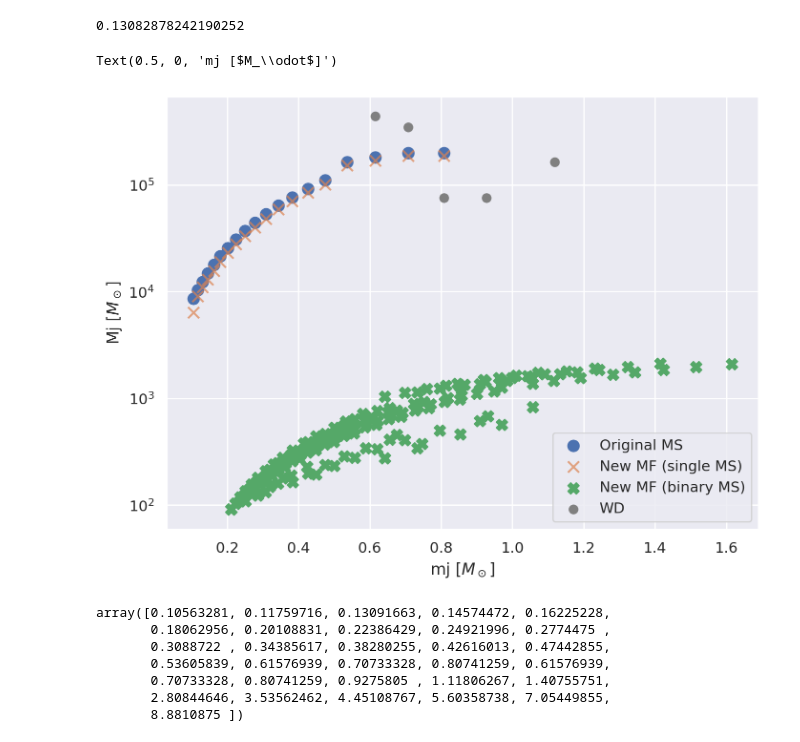
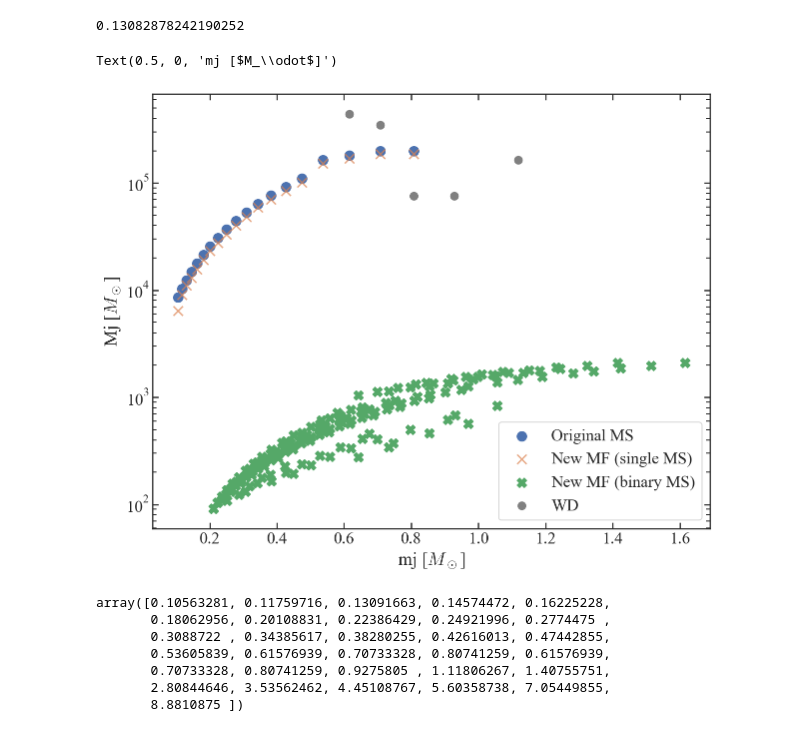
Before and after one commit to pjs902/honours-thesis, a Jupyter notebook: notebooks/binary-shift.ipynb, the cells around one changed output. Cells and saved outputs as stored; diff of their text form; code cells hidden in the pictures.

```diff
--- a/notebooks/binary-shift.ipynb
+++ b/notebooks/binary-shift.ipynb
@@ -5,14 +5,21 @@
 import matplotlib.pyplot as plt
 import seaborn
 
-seaborn.set(context="notebook", style="darkgrid")
-plt.rcParams["figure.figsize"] = (8, 6)
-# plt.rcParams["xtick.direction"] = "in"
-# plt.rcParams["ytick.direction"] = "in"
-# plt.rcParams["xtick.top"] = True
-# plt.rcParams["ytick.right"] = True
-plt.rcParams["figure.dpi"] = 100
-plt.rcParams["font.size"] = 18
+# Some plotting config
+seaborn.set(
+    context="notebook",
+    style="ticks",
+    font="Times New Roman",
+    font_scale=1.5,
+)
+plt.rcParams["figure.figsize"] = (10, 8)
+plt.rcParams["xtick.direction"] = "in"
+plt.rcParams["ytick.direction"] = "in"
+plt.rcParams["xtick.top"] = True
+plt.rcParams["ytick.right"] = True
+plt.rcParams["xtick.bottom"] = True
+plt.rcParams["ytick.left"] = True
+plt.rcParams["mathtext.fontset"] = "cm"
 
 from tqdm.auto import tqdm, trange
 
@@ -135,44 +142,44 @@ bs._q_min
 0.13082878242190252
 # %%
 plt.figure()
-plt.scatter(mj[bs.MS_mask], Mj[bs.MS_mask], label="Original MS", s=70)
+plt.scatter(mj[bs.MS_mask], Mj[bs.MS_mask], label="Original MS", s=90)
 
 # plt.scatter(mj, Mj, label="Original MF", s=70)
 
 plt.yscale("log")
 # plt.ylim(1e2, 1e5)
 plt.scatter(
     mj_new[bs.MS_mask_new],
     Mj_new[bs.MS_mask_new],
     label="New MF (single MS)",
     marker="x",
-    s=70,
+    s=90,
     alpha=0.7,
 )
 plt.scatter(
     mj_new[bs.bin_mask],
     Mj_new[bs.bin_mask],
     label="New MF (binary MS)",
     marker="X",
-    s=70,
+    s=90,
 )
 plt.scatter(
     mj_new[bs.WD_mask_new],
     Mj_new[bs.WD_mask_new],
     label="WD",
     marker="o",
     color="grey",
-    s=40,
+    s=60,
 )
 
 plt.legend()
 plt.ylabel(r"Mj [$M_\odot$]")
 plt.xlabel(r"mj [$M_\odot$]")
 # plt.savefig("shifted.png",dpi=300)
 # plt.xlim(0, 1.7)
 # %% [output]
 Text(0.5, 0, 'mj [$M_\\odot$]')
-[figure, old version]
+[figure, new version]
 # %%
 mj
 # %% [output]
```
Also changed, not shown: parts of 2 cells of this notebook, 2 other files.
